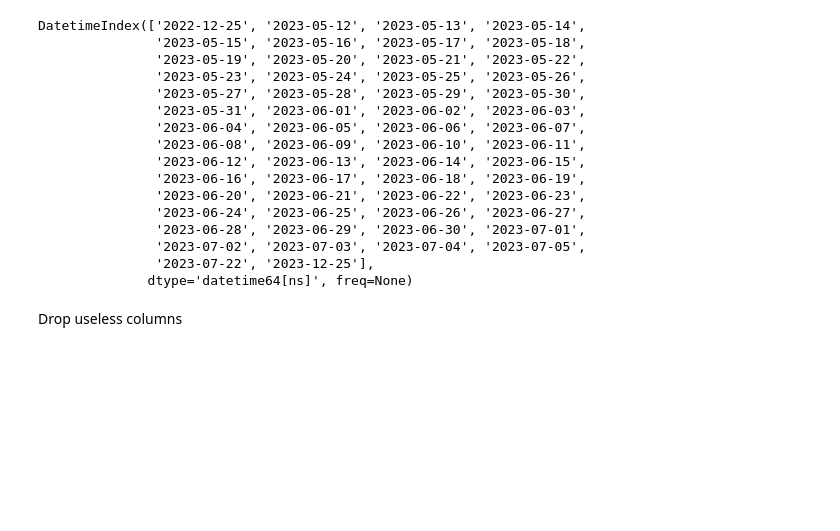
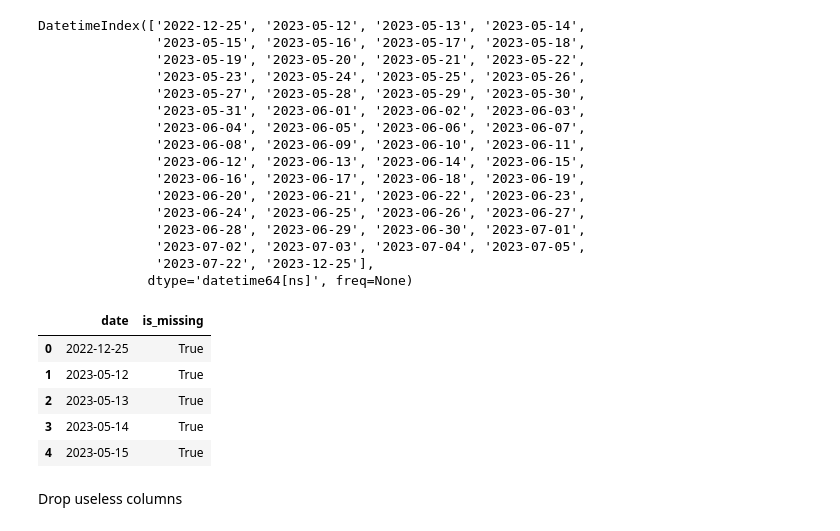
Before and after one commit to lestherll/restaurant-data-analytics, a Jupyter notebook: data_cleaning.ipynb, the cells around one changed output. Drawn from its saved outputs; the diff is of its cells as text; code cells hidden in the pictures; blank space fills up the shorter version.

Commit message:
Add vis for missing daily records

```diff
--- a/data_cleaning.ipynb
+++ b/data_cleaning.ipynb
@@ -88,15 +88,21 @@ DatetimeIndex(['2022-12-25', '2023-05-12', '2023-05-13', '2023-05-14',
 # %%
 # TODO: visualize missing records
 
-# missing_dates = pd.date_range(start = '2022-01-01', end = '2024-02-29' ).difference(df.date.unique()).to_frame()
-# missing_dates.columns = ["date"]
-# missing_dates = missing_dates.reset_index(drop=True)
-# missing_dates["is_missing"] = True
+missing_dates = pd.date_range(start = '2022-01-01', end = '2024-02-29' ).difference(df.date.unique()).to_frame()
+missing_dates.columns = ["date"]
+missing_dates = missing_dates.reset_index(drop=True)
+missing_dates["is_missing"] = True
 
-# missing_df = pd.DataFrame({"date": df.date.unique()})
-# missing_df["is_missing"] = False
+missing_df = pd.DataFrame({"date": df.date.unique()})
+missing_df["is_missing"] = False
 
-# missing_df = pd.concat([missing_dates, missing_df])
-# missing_df.date = pd.to_datetime(missing_df.date)
-# missing_df = missing_df.set_index("date")
-# missing_df.head()
+missing_df = pd.concat([missing_dates, missing_df])
+missing_df.date = pd.to_datetime(missing_df.date)
+missing_df.head()
+# %% [output]
+|  | date | is_missing |
+| 0 | 2022-12-25 | True |
+| 1 | 2023-05-12 | True |
+| 2 | 2023-05-13 | True |
+| 3 | 2023-05-14 | True |
+| 4 | 2023-05-15 | True |
```
Also changed, not shown: parts of 1 cell of this notebook.
